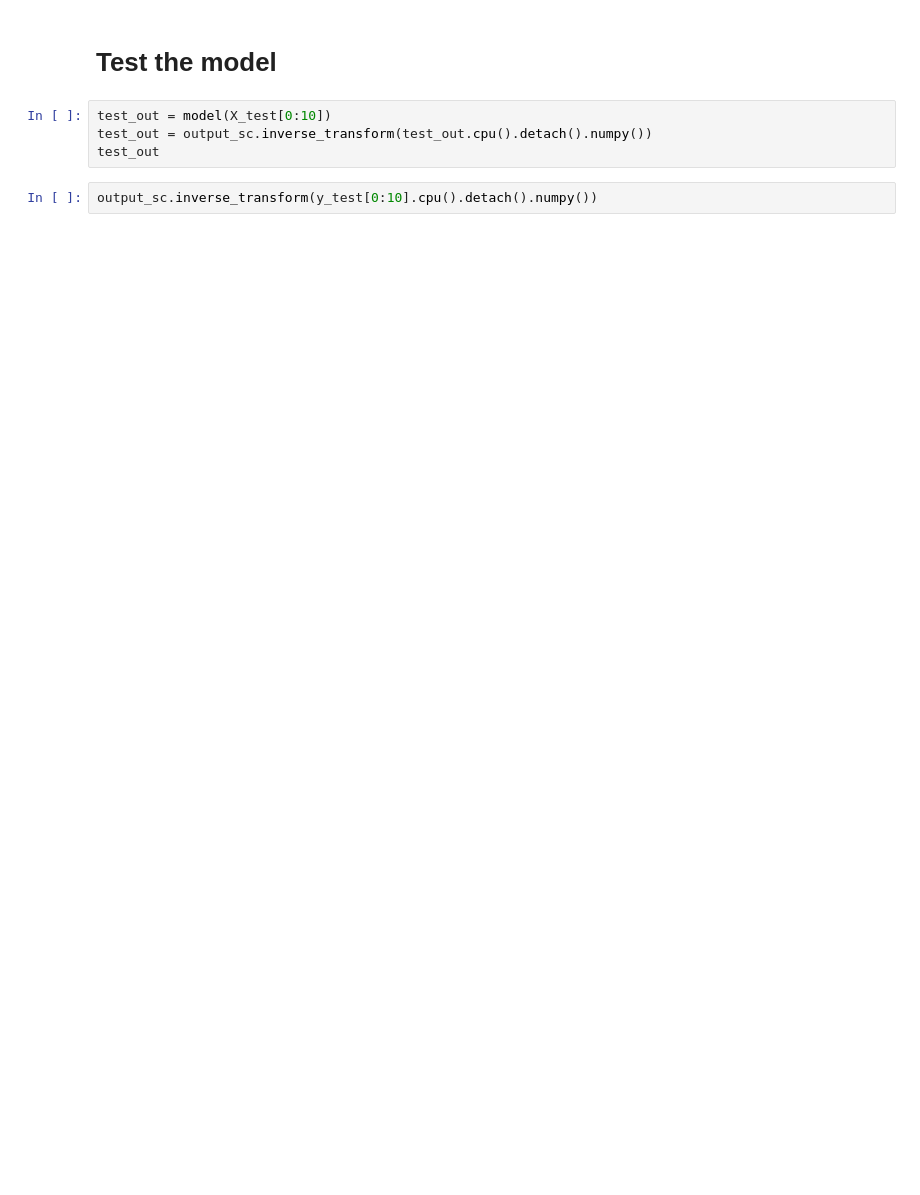
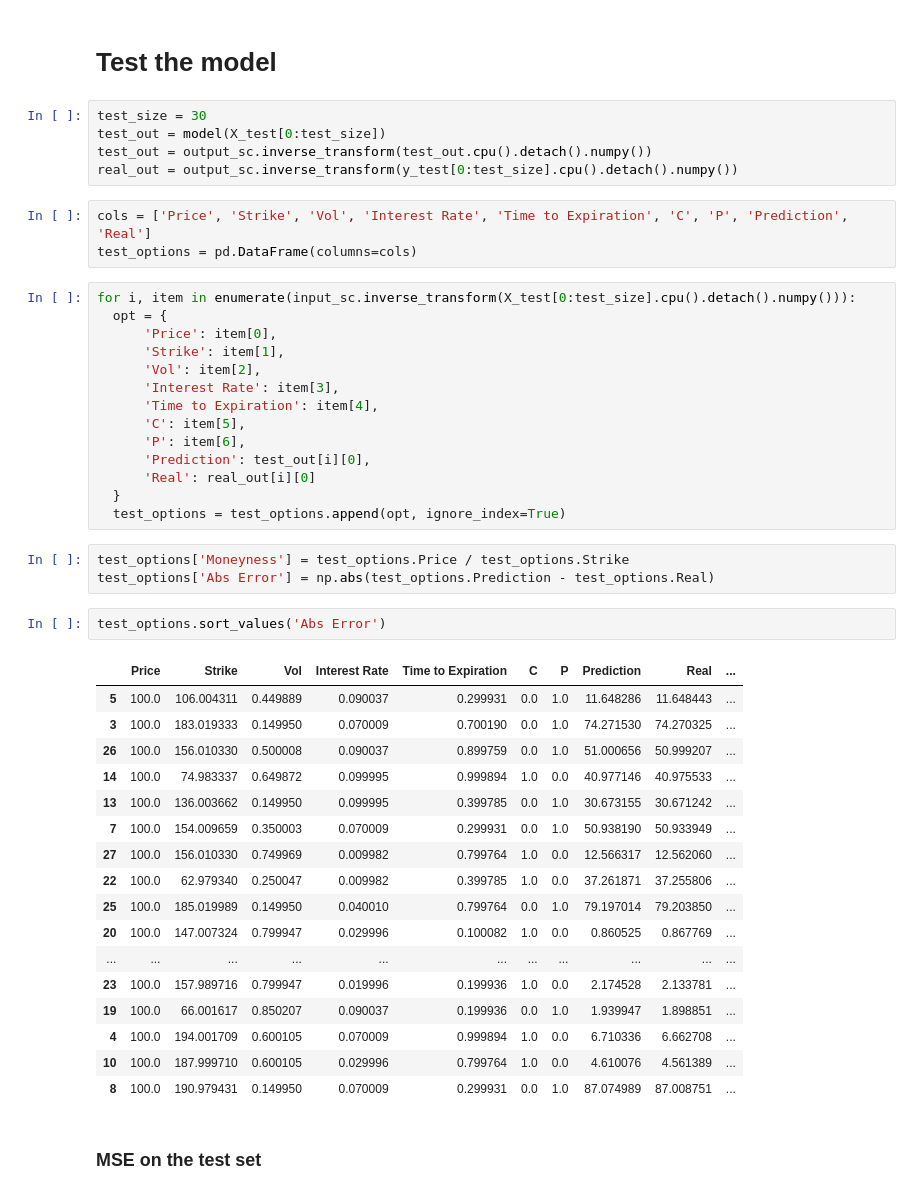
Before and after one commit to paolodelia99/thesis-option-pricing-with-deep-learning, a Jupyter notebook: notebooks/testing_DL_model_binom_opt.ipynb, the cells around one changed output. Cells and saved outputs as stored; diff of their text form; blank space fills up the shorter version.

```diff
--- a/notebooks/testing_DL_model_binom_opt.ipynb
+++ b/notebooks/testing_DL_model_binom_opt.ipynb
@@ -292,8 +303,49 @@ Val set: Average loss: 0.01922312
 # %% [markdown]
 # Test the model
 # %%
-test_out = model(X_test[0:10])
+test_size = 30
+test_out = model(X_test[0:test_size])
 test_out = output_sc.inverse_transform(test_out.cpu().detach().numpy())
-test_out
+real_out = output_sc.inverse_transform(y_test[0:test_size].cpu().detach().numpy())
-# %%
-output_sc.inverse_transform(y_test[0:10].cpu().detach().numpy())
+# %%
+cols = ['Price', 'Strike', 'Vol', 'Interest Rate', 'Time to Expiration', 'C', 'P', 'Prediction', 'Real']
+test_options = pd.DataFrame(columns=cols)
+# %%
+for i, item in enumerate(input_sc.inverse_transform(X_test[0:test_size].cpu().detach().numpy())):
+  opt = {
+      'Price': item[0],
+      'Strike': item[1],
+      'Vol': item[2],
+      'Interest Rate': item[3],
+      'Time to Expiration': item[4],
+      'C': item[5],
+      'P': item[6],
+      'Prediction': test_out[i][0],
+      'Real': real_out[i][0]
+  }
+  test_options = test_options.append(opt, ignore_index=True)
+# %%
+test_options['Moneyness'] = test_options.Price / test_options.Strike
+test_options['Abs Error'] = np.abs(test_options.Prediction - test_options.Real)
+# %%
+test_options.sort_values('Abs Error')
+# %% [output]
+|  | Price | Strike | Vol | Interest Rate | Time to Expiration | C | P | Prediction | Real | ... |
+| 5 | 100.0 | 106.004311 | 0.449889 | 0.090037 | 0.299931 | 0.0 | 1.0 | 11.648286 | 11.648443 | ... |
+| 3 | 100.0 | 183.019333 | 0.149950 | 0.070009 | 0.700190 | 0.0 | 1.0 | 74.271530 | 74.270325 | ... |
+| 26 | 100.0 | 156.010330 | 0.500008 | 0.090037 | 0.899759 | 0.0 | 1.0 | 51.000656 | 50.999207 | ... |
+| 14 | 100.0 | 74.983337 | 0.649872 | 0.099995 | 0.999894 | 1.0 | 0.0 | 40.977146 | 40.975533 | ... |
+| 13 | 100.0 | 136.003662 | 0.149950 | 0.099995 | 0.399785 | 0.0 | 1.0 | 30.673155 | 30.671242 | ... |
+| 7 | 100.0 | 154.009659 | 0.350003 | 0.070009 | 0.299931 | 0.0 | 1.0 | 50.938190 | 50.933949 | ... |
+| 27 | 100.0 | 156.010330 | 0.749969 | 0.009982 | 0.799764 | 1.0 | 0.0 | 12.566317 | 12.562060 | ... |
+| 22 | 100.0 | 62.979340 | 0.250047 | 0.009982 | 0.399785 | 1.0 | 0.0 | 37.261871 | 37.255806 | ... |
+| 25 | 100.0 | 185.019989 | 0.149950 | 0.040010 | 0.799764 | 0.0 | 1.0 | 79.197014 | 79.203850 | ... |
+| 20 | 100.0 | 147.007324 | 0.799947 | 0.029996 | 0.100082 | 1.0 | 0.0 | 0.860525 | 0.867769 | ... |
+| ... | ... | ... | ... | ... | ... | ... | ... | ... | ... | ... |
+| 23 | 100.0 | 157.989716 | 0.799947 | 0.019996 | 0.199936 | 1.0 | 0.0 | 2.174528 | 2.133781 | ... |
+| 19 | 100.0 | 66.001617 | 0.850207 | 0.090037 | 0.199936 | 0.0 | 1.0 | 1.939947 | 1.898851 | ... |
+| 4 | 100.0 | 194.001709 | 0.600105 | 0.070009 | 0.999894 | 1.0 | 0.0 | 6.710336 | 6.662708 | ... |
+| 10 | 100.0 | 187.999710 | 0.600105 | 0.029996 | 0.799764 | 1.0 | 0.0 | 4.610076 | 4.561389 | ... |
+| 8 | 100.0 | 190.979431 | 0.149950 | 0.070009 | 0.299931 | 0.0 | 1.0 | 87.074989 | 87.008751 | ... |
+# %% [markdown]
+### MSE on the test set
```
Also changed, not shown: parts of 28 cells of this notebook, 1 other file.
